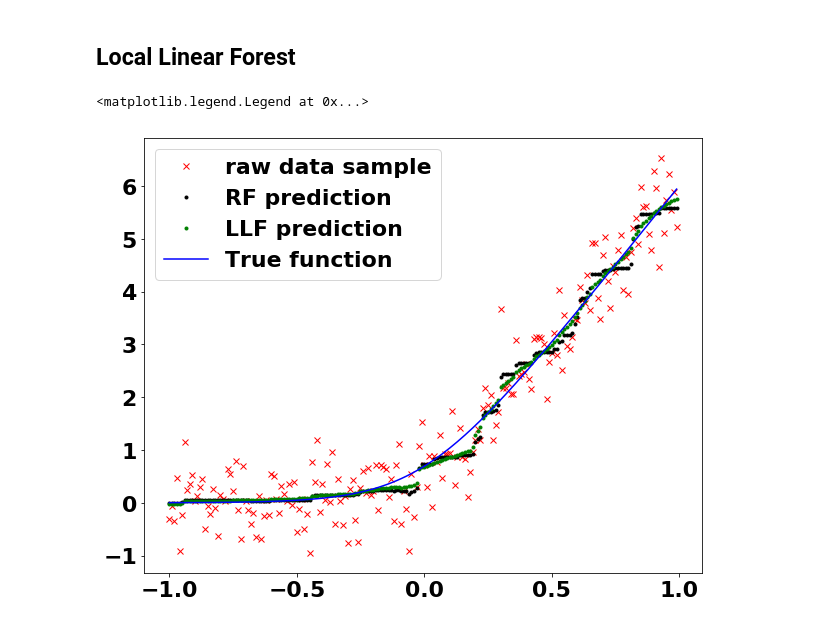
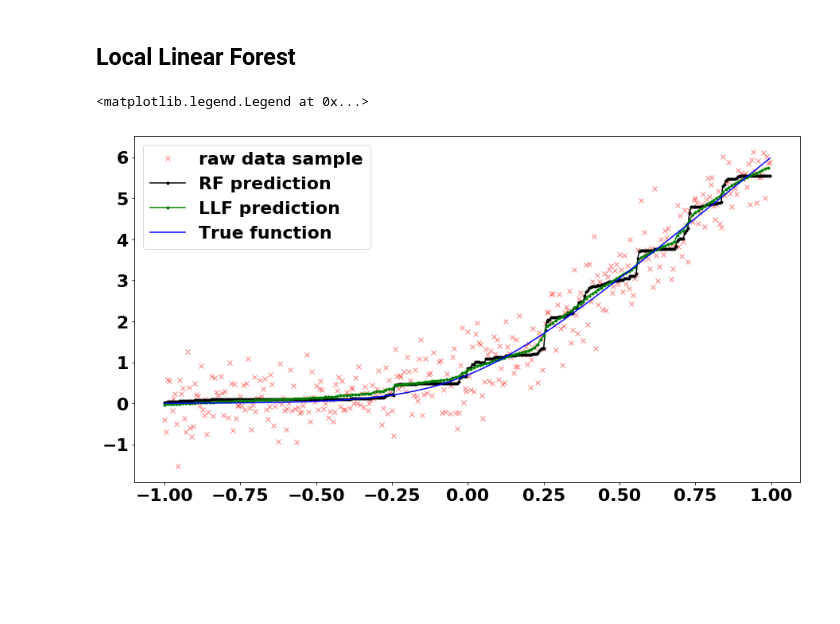
Before and after one commit to HoustonJ2013/LocalLinearForest, a Jupyter notebook: notebook/Toy_Example .ipynb, the cells around one changed output. Drawn from its saved outputs; the diff is of its cells as text; code cells hidden in the pictures; blank space fills up the shorter version.

```diff
--- a/notebook/Toy_Example .ipynb
+++ b/notebook/Toy_Example .ipynb
@@ -19,7 +21,7 @@ The autoreload extension is already loaded. To reload it, use:
 # %%
 from sklearn.ensemble import RandomForestRegressor
 
-x = np.arange(-1, 1, 0.01)
+x = np.arange(-1, 1, 0.005)
 y_true = f0(x)
 y = f(x)
 
@@ -32,22 +34,22 @@ y_pred = skr_1.predict(x.reshape(-1, 1))
 # %%
 llf_1 = LocalLinearForest(n_estimators=100, max_depth=3)
 llf_1.fit(x.reshape(-1, 1), y)
 x0s = np.arange(-1, 1, 0.01)
 y0_pred = llf_1.predict(x0s.reshape(-1, 1))
 
 
 
 
 font = {'family' : 'normal',
         'weight' : 'bold',
         'size'   : 22}
 matplotlib.rc('font', **font)
-plt.figure(figsize=(10, 8))
-plt.plot(x, y, "rx", label="raw data sample")
-plt.plot(x, y_pred, "k.", label="RF prediction")
-plt.plot(x0s, y0_pred, "g.", label="LLF prediction")
+plt.figure(figsize=(15, 8))
+plt.plot(x, y, "rx", label="raw data sample", alpha=0.5)
+plt.plot(x, y_pred, "k.-", label="RF prediction")
+plt.plot(x0s, y0_pred, "g.-", label="LLF prediction")
 plt.plot(x, y_true, "b", label="True function")
 plt.legend()
 # %% [output]
 <matplotlib.legend.Legend at 0x...>
-[figure, old version]
+[figure, new version]
```
Also changed, not shown: parts of 1 cell of this notebook, 2 other files.
